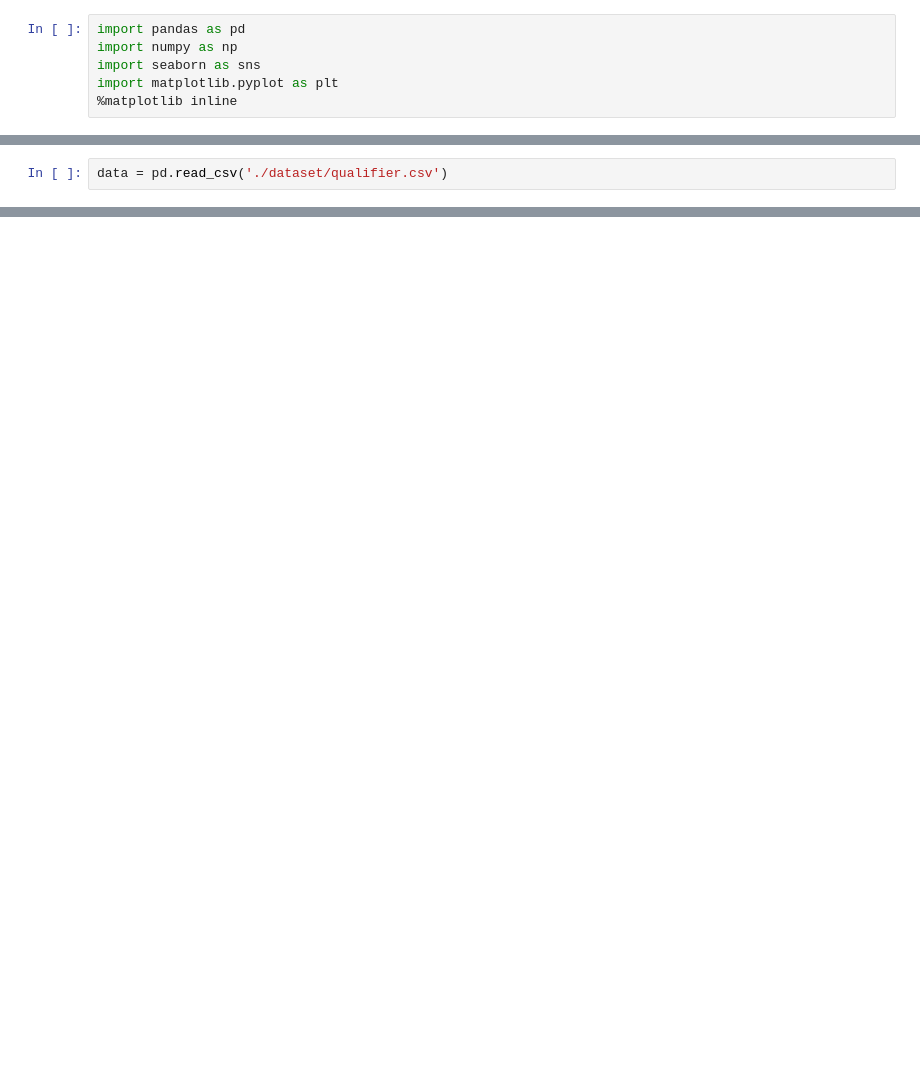
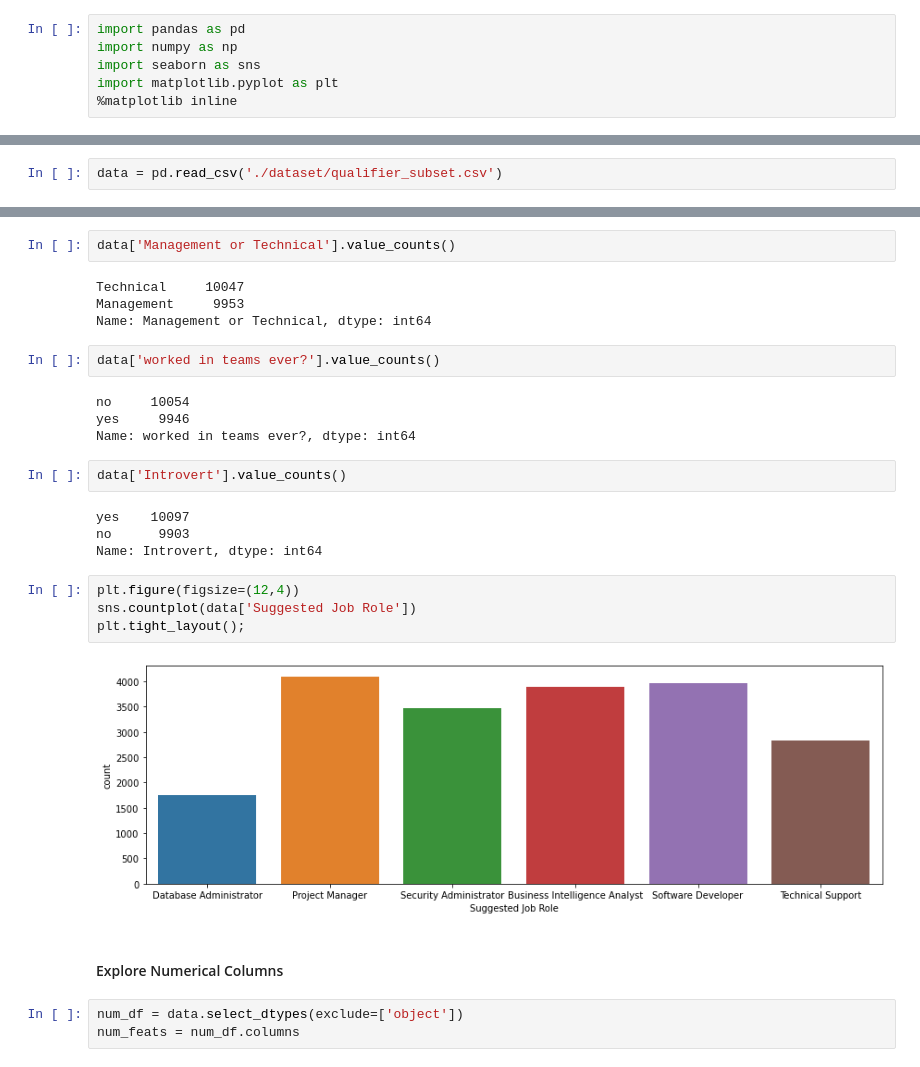
Before and after one commit to Omotade-MY/help-career, a Jupyter notebook: data_analysis.ipynb, the cells around one changed output, grey strips where cells are left out. Drawn from its saved outputs; the diff is of its cells as text; blank space fills up the shorter version.

```diff
--- a/data_analysis.ipynb
+++ b/data_analysis.ipynb
@@ -16,5 +27,5 @@ filterwarnings('ignore')
 # %%
-data = pd.read_csv('./dataset/qualifier.csv')
+data = pd.read_csv('./dataset/qualifier_subset.csv')
 # %%
 data.head()
 # %% [output]
@@ -71,0 +120,29 @@ Suggested Job Role : 6
+# %%
+data['Management or Technical'].value_counts()
+# %% [output]
+Technical     10047
+Management     9953
+Name: Management or Technical, dtype: int64
+# %%
+data['worked in teams ever?'].value_counts()
+# %% [output]
+no     10054
+yes     9946
+Name: worked in teams ever?, dtype: int64
+# %%
+data['Introvert'].value_counts()
+# %% [output]
+yes    10097
+no      9903
+Name: Introvert, dtype: int64
+# %%
+plt.figure(figsize=(12,4))
+sns.countplot(data['Suggested Job Role'])
+plt.tight_layout();
+# %% [output]
+[figure, added]
+# %% [markdown]
+#### Explore Numerical Columns
+# %%
+num_df = data.select_dtypes(exclude=['object'])
+num_feats = num_df.columns
```
Also changed, not shown: parts of 38 cells of this notebook, 5 other files.
